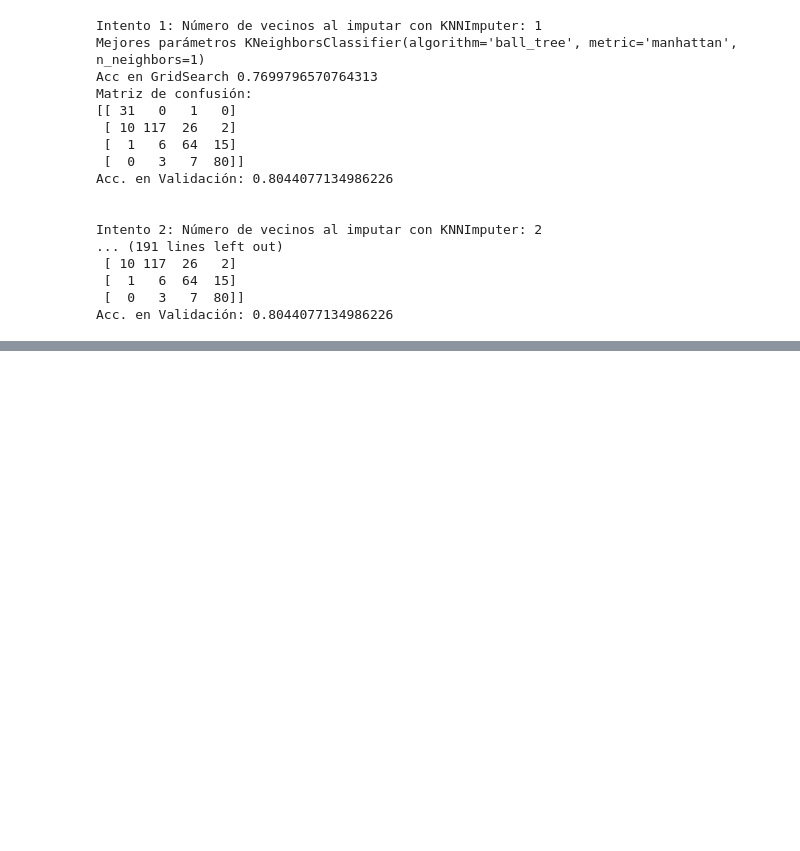
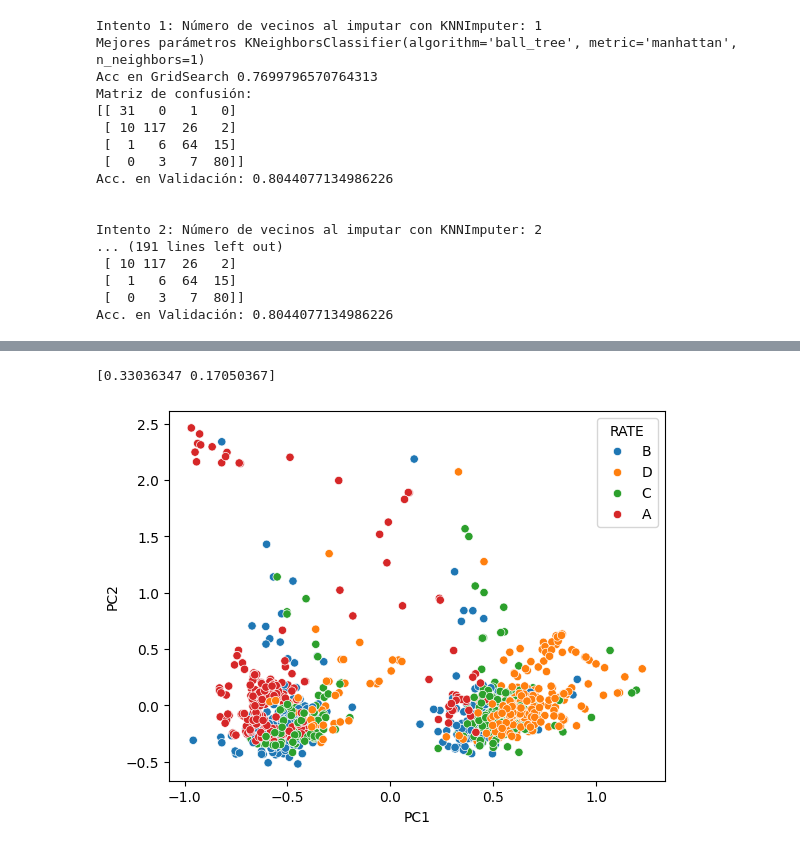
Before and after one commit to DomingoLopez/ClubFansIris, a Jupyter notebook: preprocesamiento/preprocesamiento_pruebas.ipynb, the cells around one changed output, grey strips where cells are left out. Saved outputs shown, nothing was run; the diff lists cells and outputs as text; code cells hidden in the pictures; blank space fills up the shorter version.

```diff
--- a/preprocesamiento/preprocesamiento_pruebas.ipynb
+++ b/preprocesamiento/preprocesamiento_pruebas.ipynb
@@ -832,0 +876,24 @@ Acc. en Validación: 0.8044077134986226
+# %%
+
+oversample = SMOTE()
+
+# Partimos 80% train al que haremos SMOTE y 20% validación no RESAMPLEADO y NO entrenado posterior.
+# Esto sería lo más similar a lo que tendríamos que hacer
+X_a_resamplear, X_validacion, y_a_resamplear, y_validacion = train_test_split(X, y, test_size=0.3, random_state = 32, shuffle=True)
+
+X_resampled, y_resampled = oversample.fit_resample(X_a_resamplear, y_a_resamplear)
+
+
+pca = PCA(n_components=2)
+pca_features = pca.fit_transform(X_resampled)
+
+pca_df = pd.DataFrame(data=pca_features, columns =['PC1','PC2'])
+print(pca.explained_variance_ratio_)
+
+pca_df['RATE'] = y_resampled
+
+sns.scatterplot(pca_df,x="PC1",y="PC2", hue="RATE")
+plt.show()
+# %% [output]
+[0.33036347 0.17050367]
+[figure, added]
```
Also changed, not shown: parts of 15 cells of this notebook.
